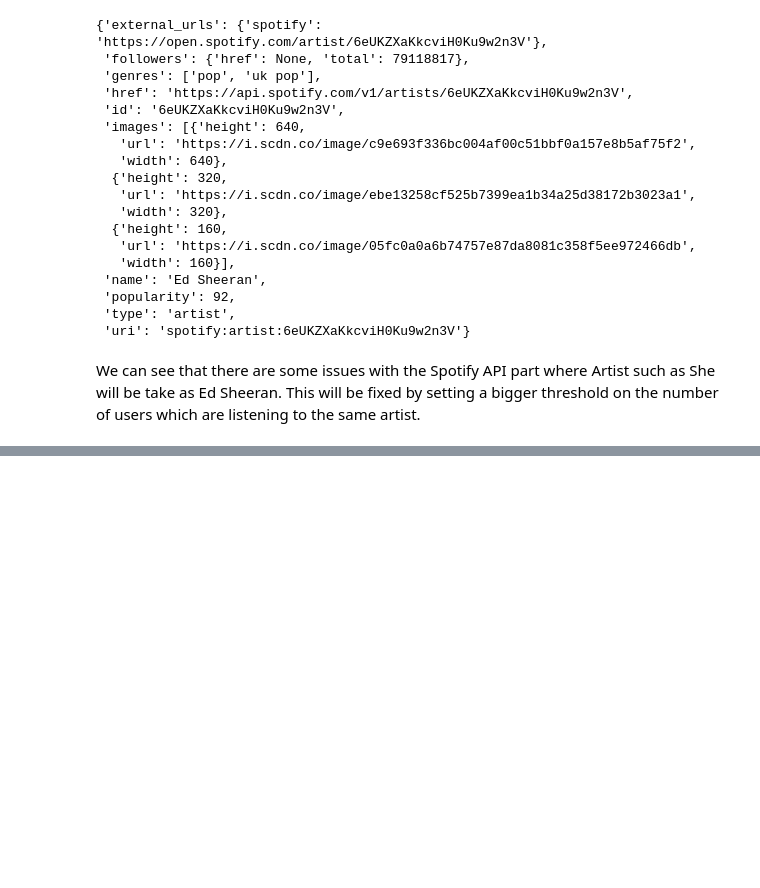
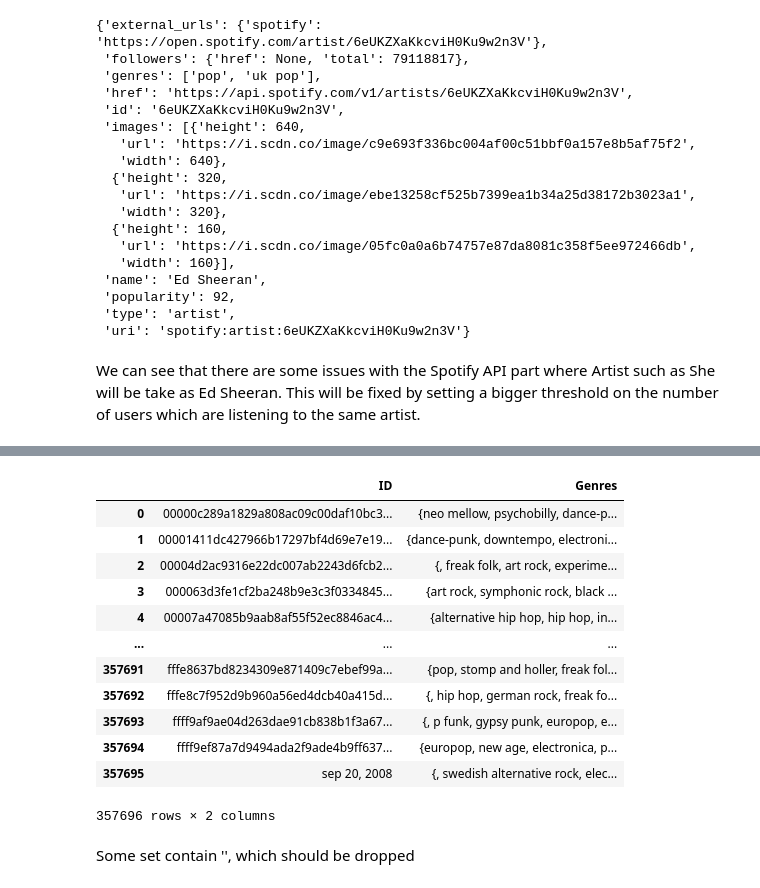
Before and after one commit to Caotick/mlbd-project, a Jupyter notebook: mlbd_project_spotify_api.ipynb, the cells around one changed output, grey strips where cells are left out. Cells and saved outputs as stored; diff of their text form; code cells hidden in the pictures; blank space fills up the shorter version.

```diff
--- a/mlbd_project_spotify_api.ipynb
+++ b/mlbd_project_spotify_api.ipynb
@@ -336,0 +432,5 @@ multipleUsers
+# %%
+genres = merge_data['Genres'].tolist()
+all_genres = [item for sublist in genres for item in sublist]
+unique_genres = set(all_genres)
+len(unique_genres)
@@ -336,0 +439,4 @@ multipleUsers
+# %%
+from collections import Counter
+c = Counter(all_genres)
+c.most_common(10)
@@ -336,0 +454,12 @@ multipleUsers
+# %%
+def best_genre(l, c) :
+    best = ""
+    best_num = 0
+    for elem in l:
+        if(c[elem] > best_num) :
+            best = elem
+            best_num = c[elem]
+    return best
+# %%
+merge_data['Best_genre'] = merge_data['Genres'].map(lambda x: best_genre(x, c))
+merge_data.head()
@@ -336,0 +473,20 @@ multipleUsers
+# %%
+knn_best_genres = merge_data.merge(top_artists, on = 'Artist')
+knn_best_genres = knn_best_genres.merge(top_data, on = 'Artist')[['ID', 'Best_genre']].groupby('ID')['Best_genre'].apply(set).reset_index(name = 'Genres')
+knn_best_genres
+# %% [output]
+|  | ID | Genres |
+| 0 | 00000c289a1829a808ac09c00daf10bc3... | {neo mellow, psychobilly, dance-p... |
+| 1 | 00001411dc427966b17297bf4d69e7e19... | {dance-punk, downtempo, electroni... |
+| 2 | 00004d2ac9316e22dc007ab2243d6fcb2... | {, freak folk, art rock, experime... |
+| 3 | 000063d3fe1cf2ba248b9e3c3f0334845... | {art rock, symphonic rock, black ... |
+| 4 | 00007a47085b9aab8af55f52ec8846ac4... | {alternative hip hop, hip hop, in... |
+| ... | ... | ... |
+| 357691 | fffe8637bd8234309e871409c7ebef99a... | {pop, stomp and holler, freak fol... |
+| 357692 | fffe8c7f952d9b960a56ed4dcb40a415d... | {, hip hop, german rock, freak fo... |
+| 357693 | ffff9af9ae04d263dae91cb838b1f3a67... | {, p funk, gypsy punk, europop, e... |
+| 357694 | ffff9ef87a7d9494ada2f9ade4b9ff637... | {europop, new age, electronica, p... |
+| 357695 | sep 20, 2008 | {, swedish alternative rock, elec... |
+357696 rows × 2 columns
+# %% [markdown]
+Some set contain '', which should be dropped
```
Also changed, not shown: parts of 20 cells of this notebook, 1 other file.
